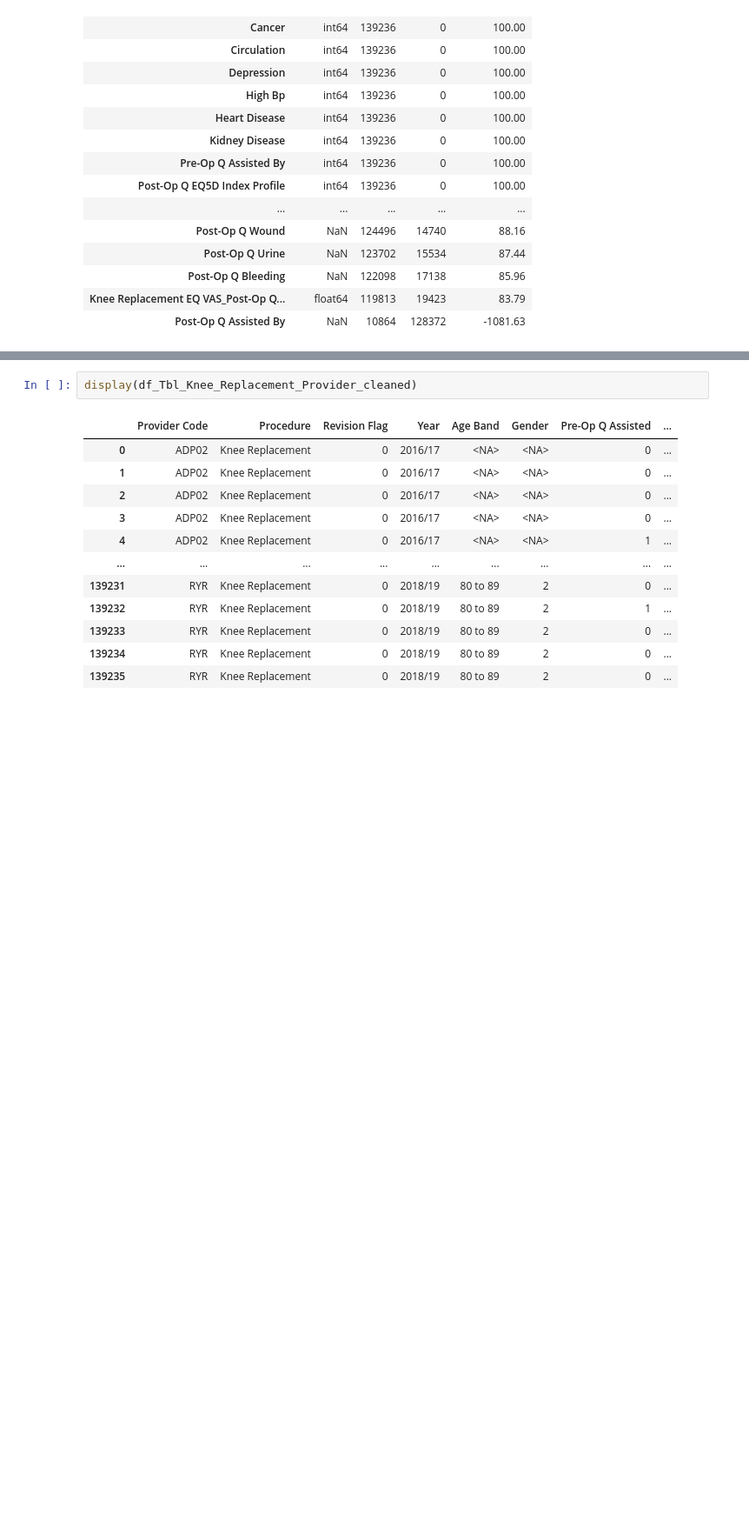
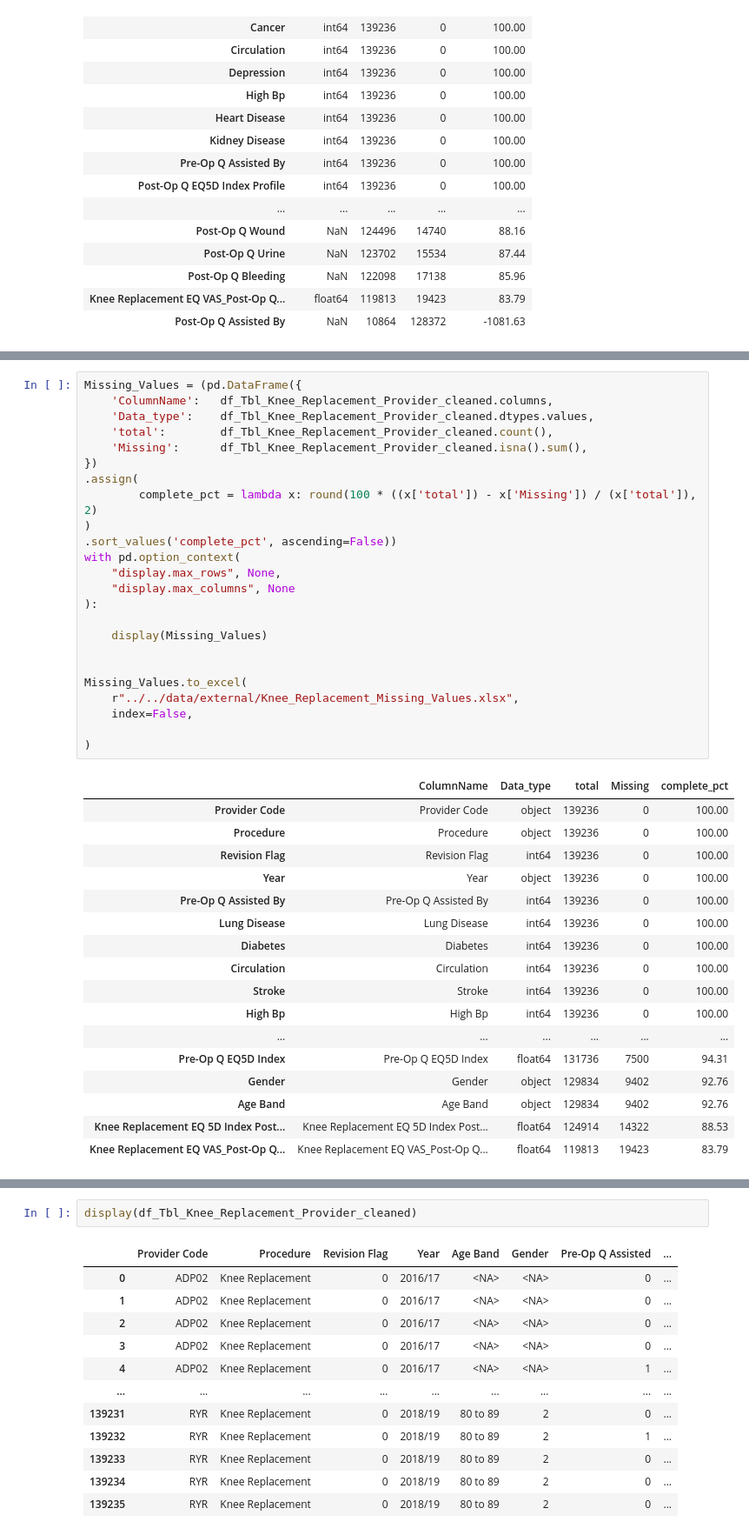
Before and after one commit to LALITAMITTAL18/EAISI-NHS, a Jupyter notebook: data/UnderstandingData/Gino.ipynb, the cells around one changed output, grey strips where cells are left out. Shown at 87% size. Drawn from its saved outputs; the diff is of its cells as text; blank space fills up the shorter version.

```diff
--- a/data/UnderstandingData/Gino.ipynb
+++ b/data/UnderstandingData/Gino.ipynb
@@ -199,0 +240,42 @@ with pd.option_context(
+# %%
+Missing_Values = (pd.DataFrame({
+    'ColumnName':   df_Tbl_Knee_Replacement_Provider_cleaned.columns,
+    'Data_type':    df_Tbl_Knee_Replacement_Provider_cleaned.dtypes.values,
+    'total':        df_Tbl_Knee_Replacement_Provider_cleaned.count(),
+    'Missing':      df_Tbl_Knee_Replacement_Provider_cleaned.isna().sum(),
+})
+.assign(
+        complete_pct = lambda x: round(100 * ((x['total']) - x['Missing']) / (x['total']), 2)
+)
+.sort_values('complete_pct', ascending=False))
+with pd.option_context(
+    "display.max_rows", None,
+    "display.max_columns", None
+):
+
+    display(Missing_Values)
+
+
+Missing_Values.to_excel(
+    r"../../data/external/Knee_Replacement_Missing_Values.xlsx",
+    index=False,
+
+)
+# %% [output]
+|  | ColumnName | Data_type | total | Missing | complete_pct |
+| Provider Code | Provider Code | object | 139236 | 0 | 100.00 |
+| Procedure | Procedure | object | 139236 | 0 | 100.00 |
+| Revision Flag | Revision Flag | int64 | 139236 | 0 | 100.00 |
+| Year | Year | object | 139236 | 0 | 100.00 |
+| Pre-Op Q Assisted By | Pre-Op Q Assisted By | int64 | 139236 | 0 | 100.00 |
+| Lung Disease | Lung Disease | int64 | 139236 | 0 | 100.00 |
+| Diabetes | Diabetes | int64 | 139236 | 0 | 100.00 |
+| Circulation | Circulation | int64 | 139236 | 0 | 100.00 |
+| Stroke | Stroke | int64 | 139236 | 0 | 100.00 |
+| High Bp | High Bp | int64 | 139236 | 0 | 100.00 |
+| ... | ... | ... | ... | ... | ... |
+| Pre-Op Q EQ5D Index | Pre-Op Q EQ5D Index | float64 | 131736 | 7500 | 94.31 |
+| Gender | Gender | object | 129834 | 9402 | 92.76 |
+| Age Band | Age Band | object | 129834 | 9402 | 92.76 |
+| Knee Replacement EQ 5D Index Post... | Knee Replacement EQ 5D Index Post... | float64 | 124914 | 14322 | 88.53 |
+| Knee Replacement EQ VAS_Post-Op Q... | Knee Replacement EQ VAS_Post-Op Q... | float64 | 119813 | 19423 | 83.79 |
```
Also changed, not shown: parts of 5 cells of this notebook, 2 other files.
